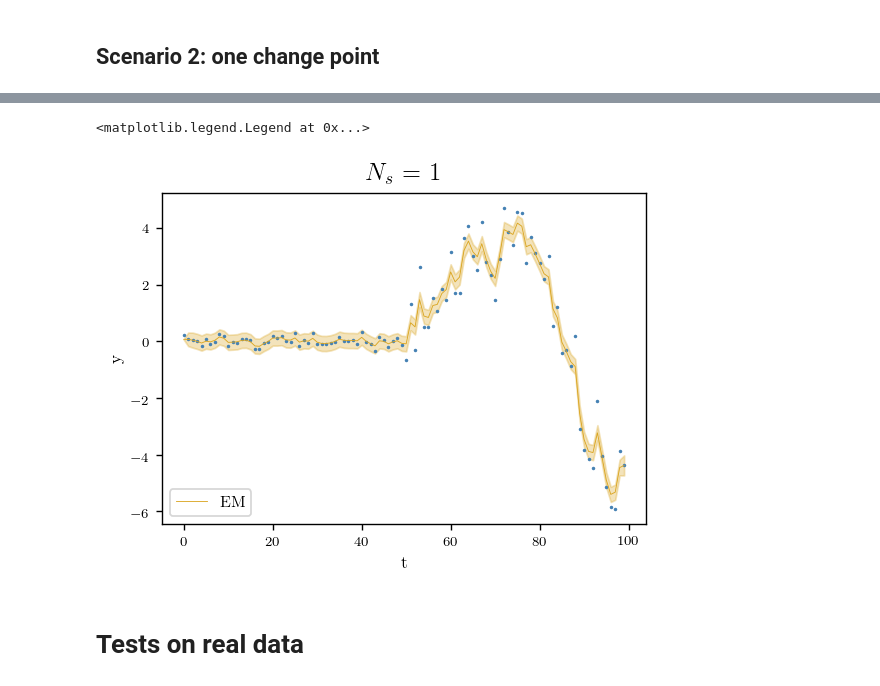
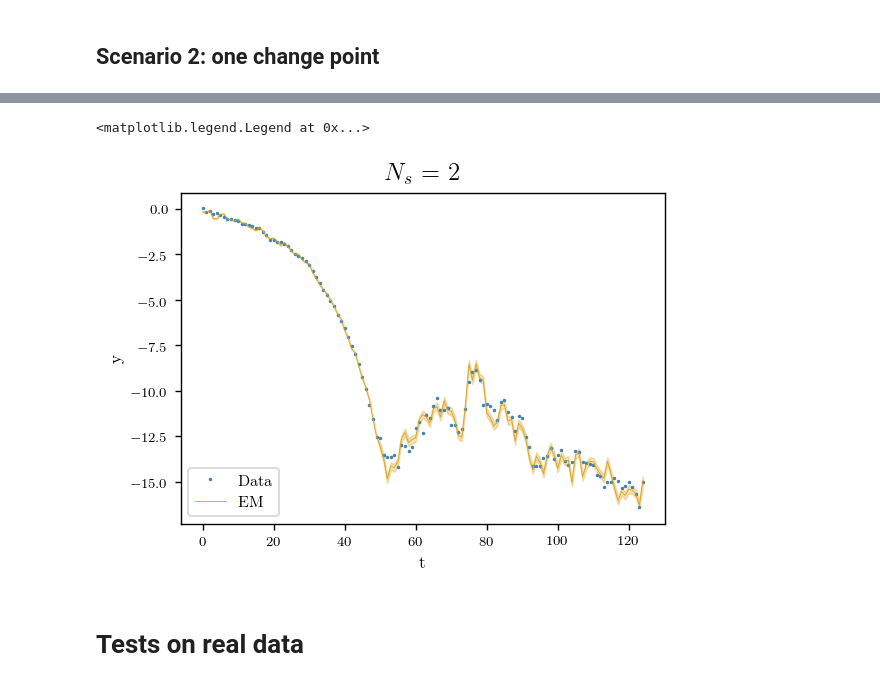
Before and after one commit to adam-coogan/snow_data_cleaning, a Jupyter notebook: scripts/SSM class test.ipynb, the cells around one changed output, grey strips where cells are left out. Saved outputs shown, nothing was run; the diff lists cells and outputs as text; code cells hidden in the pictures.

```diff
--- a/scripts/SSM class test.ipynb
+++ b/scripts/SSM class test.ipynb
@@ -101,7 +101,7 @@ sigma_1 = [[ 0.1]]
 ## Scenario 2: one change point
 # %%
 T_2a = 50
-A_2a = np.array([0.0]).reshape([1, 1])
+A_2a = np.array([1.075]).reshape([1, 1])
 C_2a = np.array([1.0]).reshape([1, 1])
 Q_2a = np.array([0.1]).reshape([1, 1])
 R_2a = np.array([0.1]).reshape([1, 1])
@@ -111,11 +111,11 @@ sigma1_2a = np.array([0.1]).reshape([1, 1])
 x_2a, y_2a = gen_data(A_2a, C_2a, Q_2a, R_2a, pi1_2a, sigma1_2a, T_2a)
 
 # Switch regimes!
-T_2b = 50
+T_2b = 75
 A_2b = np.array([1.0]).reshape([1, 1])
 C_2b = np.array([1.0]).reshape([1, 1])
-Q_2b = np.array([0.8]).reshape([1, 1])
-R_2b = np.array([0.8]).reshape([1, 1])
+Q_2b = np.array([0.65]).reshape([1, 1])
+R_2b = np.array([0.65]).reshape([1, 1])
 pi1_2b = np.array(x_2a[:, -1]).reshape([1, 1])
 sigma1_2b = R_2a
 
@@ -134,7 +134,7 @@ y_2[:, T_2a:] = y_2b
 ss_2 = np.zeros(T_2, dtype=int)
 ss_2[T_2a:] = 1
 # %%
-ssm_2 = SSM(y_2, 1, v=np.zeros([1, T_2]))#, ss=ss_2)
+ssm_2 = SSM(y_2, 1, v=np.zeros([1, T_2]), ss=ss_2)
 ssm_2.em(100)
 
 # Get observation estimates and error band
@@ -153,23 +162,25 @@ sigma_1 = [[ 0.01425838]]
 # %%
 # Plot data
-plt.plot(y_2.T, '.', color=colors[0], markersize=2)
+#plt.plot(y_2.T, 'xr', markersize=2)
+plt.plot(range(T_2a), np.einsum("ij,jt->it", C_2a, x_2a).T, '.', color=colors[0], markersize=2, label="Data")
+plt.plot(range(T_2a, T_2a+T_2b), np.einsum("ij,jt->it", C_2b, x_2b).T, '.', color=colors[0], markersize=2)
 
 # Plot smoothed state computed using EM
 plt.plot(y_hat_2.T, color=colors[2], label="EM", linewidth=0.5)
 plt.fill_between(range(T_2),
                  (y_hat_2 - 2*y_em_err_2).flatten().T,
                  (y_hat_2 + 2*y_em_err_2).flatten().T,
                  linewidth=1,
                  alpha=0.3,
                  color=colors[2])
 
 plt.title(r"$N_s$ = %i" % ssm_2.N_s)
 plt.xlabel("t")
 plt.ylabel("y")
 plt.legend(loc="lower left")
 # %% [output]
 <matplotlib.legend.Legend at 0x...>
-[figure, old version]
+[figure, new version]
 # %% [markdown]
 # Tests on real data
 # %% [markdown]
```
Also changed, not shown: parts of 1 cell of this notebook, 2 other files.
